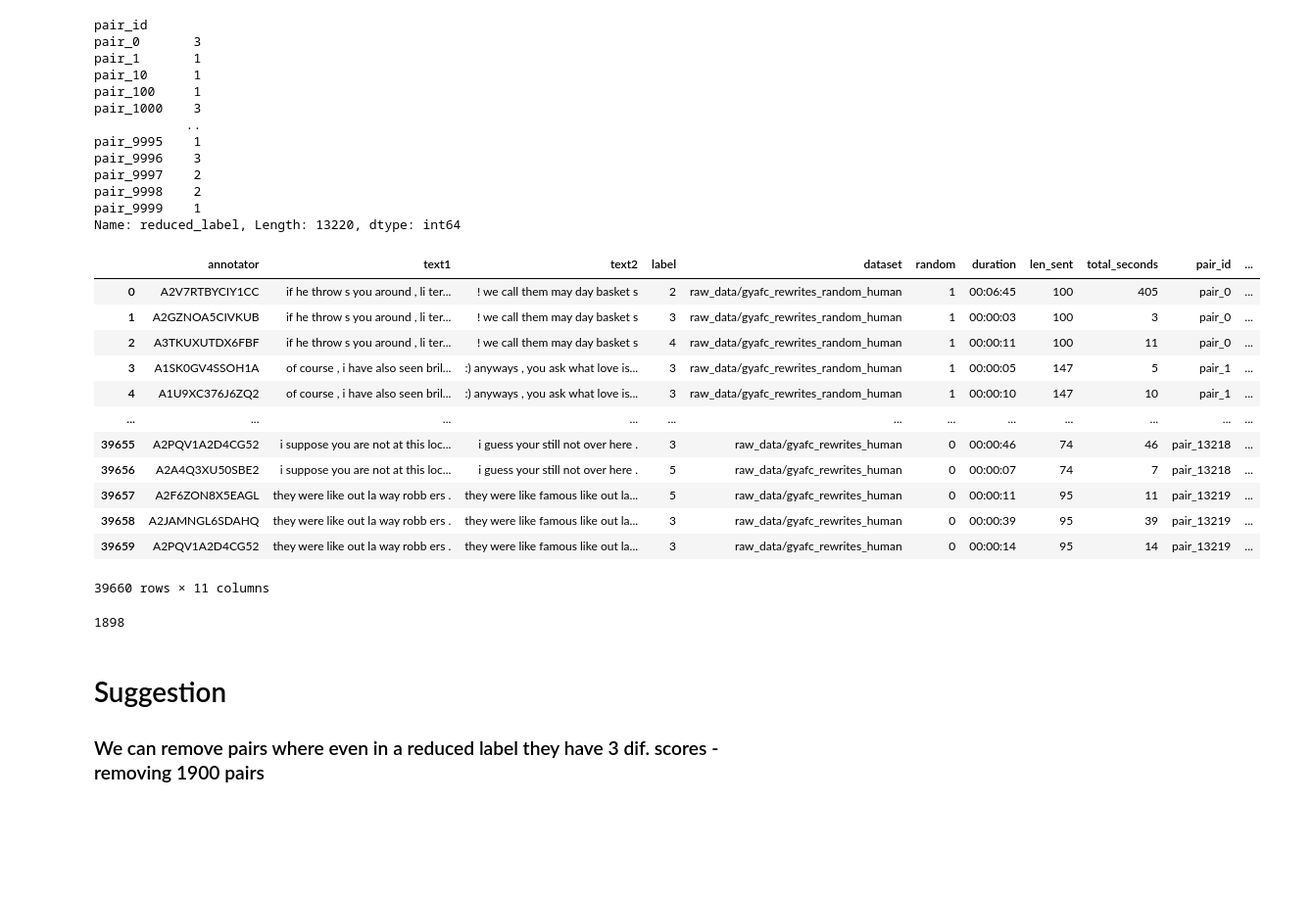
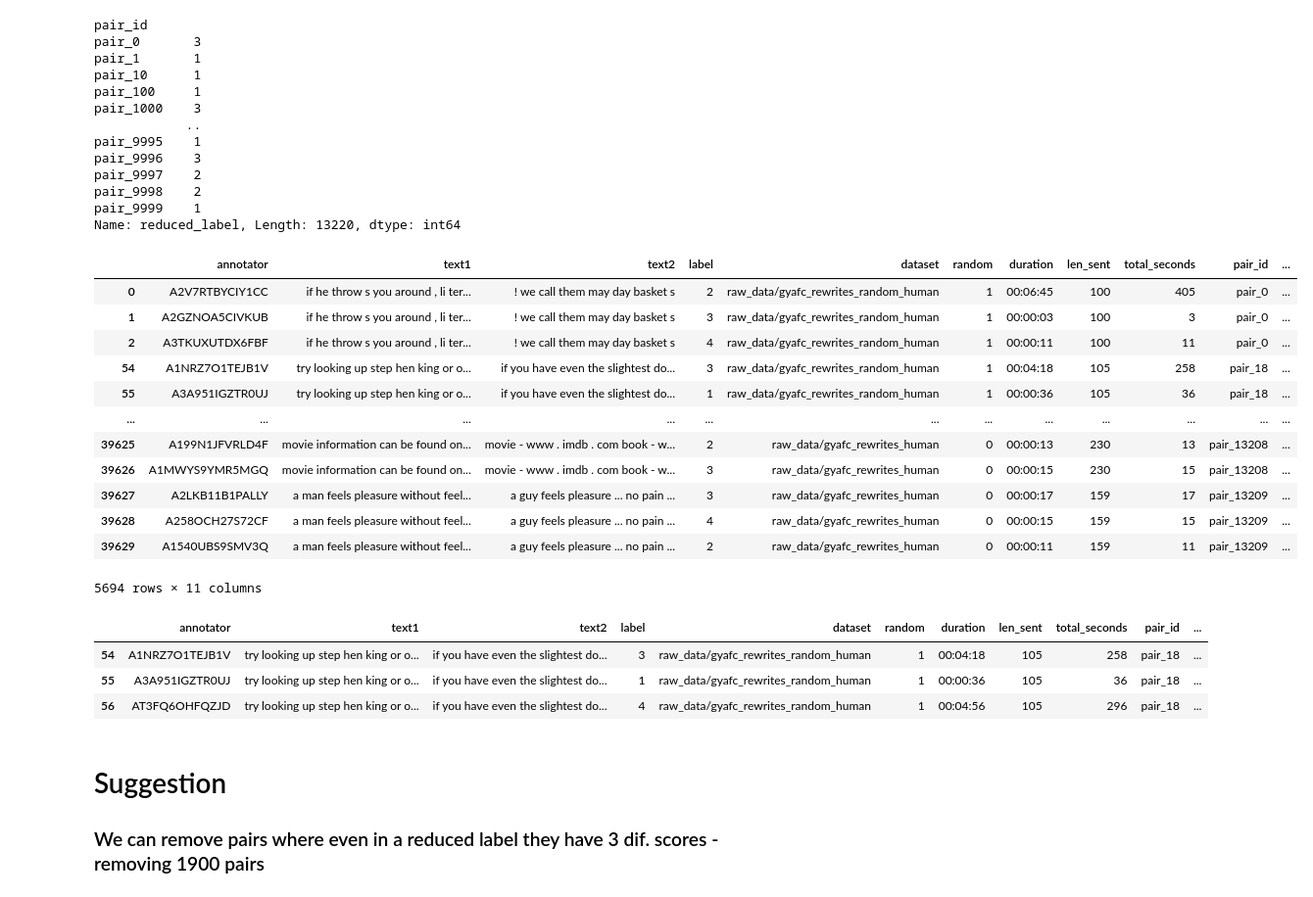
Before and after one commit to Hernanros/SOTA, a Jupyter notebook: notebooks/exploration/[SS]Hypothesis_testing.ipynb, the cells around one changed output. Shown at 98% size. Cells and saved outputs as stored; diff of their text form; code cells hidden in the pictures; blank space fills up the shorter version.

```diff
--- a/notebooks/exploration/[SS]Hypothesis_testing.ipynb
+++ b/notebooks/exploration/[SS]Hypothesis_testing.ipynb
@@ -38,9 +38,9 @@ df.to_csv('data/combined_dataset.csv')
 
 df.drop(columns="index",inplace=True)
 # %%
-df['len_sent'] = [len(df.text1[i]) + len(df.text2[i]) for i in range(df.shape[0])]
+df['len_sent'] = df.text1.apply(len) + df.text2.apply(len)
-# %%
-df['total_seconds'] = [int(df['duration'][i].total_seconds()) for i in range(df.shape[0])]
+# %%
+df['total_seconds'] = df['duration'].apply(lambda x: int(x.total_seconds()))
 # %% [markdown]
 # Exploration
 # %%
@@ -398,25 +444,28 @@ pair_9998    2
 pair_9999    1
 Name: reduced_label, Length: 13220, dtype: int64
 # %%
-df[df['pair_id'].isin((df.groupby("pair_id")["reduced_label"].nunique() == 3).index)]
+df[(df.groupby("pair_id")["reduced_label"].transform('nunique') == 3).values]
 # %% [output]
 |  | annotator | text1 | text2 | label | dataset | random | duration | len_sent | total_seconds | pair_id | ... |
 | 0 | A2V7RTBYCIY1CC | if he throw s you around , li ter... | ! we call them may day basket s | 2 | raw_data/gyafc_rewrites_random_human | 1 | 00:06:45 | 100 | 405 | pair_0 | ... |
 | 1 | A2GZNOA5CIVKUB | if he throw s you around , li ter... | ! we call them may day basket s | 3 | raw_data/gyafc_rewrites_random_human | 1 | 00:00:03 | 100 | 3 | pair_0 | ... |
 | 2 | A3TKUXUTDX6FBF | if he throw s you around , li ter... | ! we call them may day basket s | 4 | raw_data/gyafc_rewrites_random_human | 1 | 00:00:11 | 100 | 11 | pair_0 | ... |
-| 3 | A1SK0GV4SSOH1A | of course , i have also seen bril... | :) anyways , you ask what love is... | 3 | raw_data/gyafc_rewrites_random_human | 1 | 00:00:05 | 147 | 5 | pair_1 | ... |
-| 4 | A1U9XC376J6ZQ2 | of course , i have also seen bril... | :) anyways , you ask what love is... | 3 | raw_data/gyafc_rewrites_random_human | 1 | 00:00:10 | 147 | 10 | pair_1 | ... |
+| 54 | A1NRZ7O1TEJB1V | try looking up step hen king or o... | if you have even the slightest do... | 3 | raw_data/gyafc_rewrites_random_human | 1 | 00:04:18 | 105 | 258 | pair_18 | ... |
+| 55 | A3A951IGZTR0UJ | try looking up step hen king or o... | if you have even the slightest do... | 1 | raw_data/gyafc_rewrites_random_human | 1 | 00:00:36 | 105 | 36 | pair_18 | ... |
 | ... | ... | ... | ... | ... | ... | ... | ... | ... | ... | ... | ... |
-| 39655 | A2PQV1A2D4CG52 | i suppose you are not at this loc... | i guess your still not over here . | 3 | raw_data/gyafc_rewrites_human | 0 | 00:00:46 | 74 | 46 | pair_13218 | ... |
-| 39656 | A2A4Q3XU50SBE2 | i suppose you are not at this loc... | i guess your still not over here . | 5 | raw_data/gyafc_rewrites_human | 0 | 00:00:07 | 74 | 7 | pair_13218 | ... |
-| 39657 | A2F6ZON8X5EAGL | they were like out la way robb ers . | they were like famous like out la... | 5 | raw_data/gyafc_rewrites_human | 0 | 00:00:11 | 95 | 11 | pair_13219 | ... |
-| 39658 | A2JAMNGL6SDAHQ | they were like out la way robb ers . | they were like famous like out la... | 3 | raw_data/gyafc_rewrites_human | 0 | 00:00:39 | 95 | 39 | pair_13219 | ... |
-| 39659 | A2PQV1A2D4CG52 | they were like out la way robb ers . | they were like famous like out la... | 3 | raw_data/gyafc_rewrites_human | 0 | 00:00:14 | 95 | 14 | pair_13219 | ... |
+| 39625 | A199N1JFVRLD4F | movie information can be found on... | movie - www . imdb . com book - w... | 2 | raw_data/gyafc_rewrites_human | 0 | 00:00:13 | 230 | 13 | pair_13208 | ... |
+| 39626 | A1MWYS9YMR5MGQ | movie information can be found on... | movie - www . imdb . com book - w... | 3 | raw_data/gyafc_rewrites_human | 0 | 00:00:15 | 230 | 15 | pair_13208 | ... |
+| 39627 | A2LKB11B1PALLY | a man feels pleasure without feel... | a guy feels pleasure ... no pain ... | 3 | raw_data/gyafc_rewrites_human | 0 | 00:00:17 | 159 | 17 | pair_13209 | ... |
+| 39628 | A258OCH27S72CF | a man feels pleasure without feel... | a guy feels pleasure ... no pain ... | 4 | raw_data/gyafc_rewrites_human | 0 | 00:00:15 | 159 | 15 | pair_13209 | ... |
+| 39629 | A1540UBS9SMV3Q | a man feels pleasure without feel... | a guy feels pleasure ... no pain ... | 2 | raw_data/gyafc_rewrites_human | 0 | 00:00:11 | 159 | 11 | pair_13209 | ... |
-39660 rows × 11 columns
+5694 rows × 11 columns
-# %%
-sum(df.groupby("pair_id")["reduced_label"].nunique() == 3)
-# %% [output]
-1898
+# %%
+df[df['pair_id']=='pair_18']
+# %% [output]
+|  | annotator | text1 | text2 | label | dataset | random | duration | len_sent | total_seconds | pair_id | ... |
+| 54 | A1NRZ7O1TEJB1V | try looking up step hen king or o... | if you have even the slightest do... | 3 | raw_data/gyafc_rewrites_random_human | 1 | 00:04:18 | 105 | 258 | pair_18 | ... |
+| 55 | A3A951IGZTR0UJ | try looking up step hen king or o... | if you have even the slightest do... | 1 | raw_data/gyafc_rewrites_random_human | 1 | 00:00:36 | 105 | 36 | pair_18 | ... |
+| 56 | AT3FQ6OHFQZJD | try looking up step hen king or o... | if you have even the slightest do... | 4 | raw_data/gyafc_rewrites_random_human | 1 | 00:04:56 | 105 | 296 | pair_18 | ... |
 # %% [markdown]
 # Suggestion
 ### We can remove pairs where even in a reduced label they have 3 dif. scores - removing 1900 pairs
```
Also changed, not shown: parts of 32 cells of this notebook, 1 other file.
